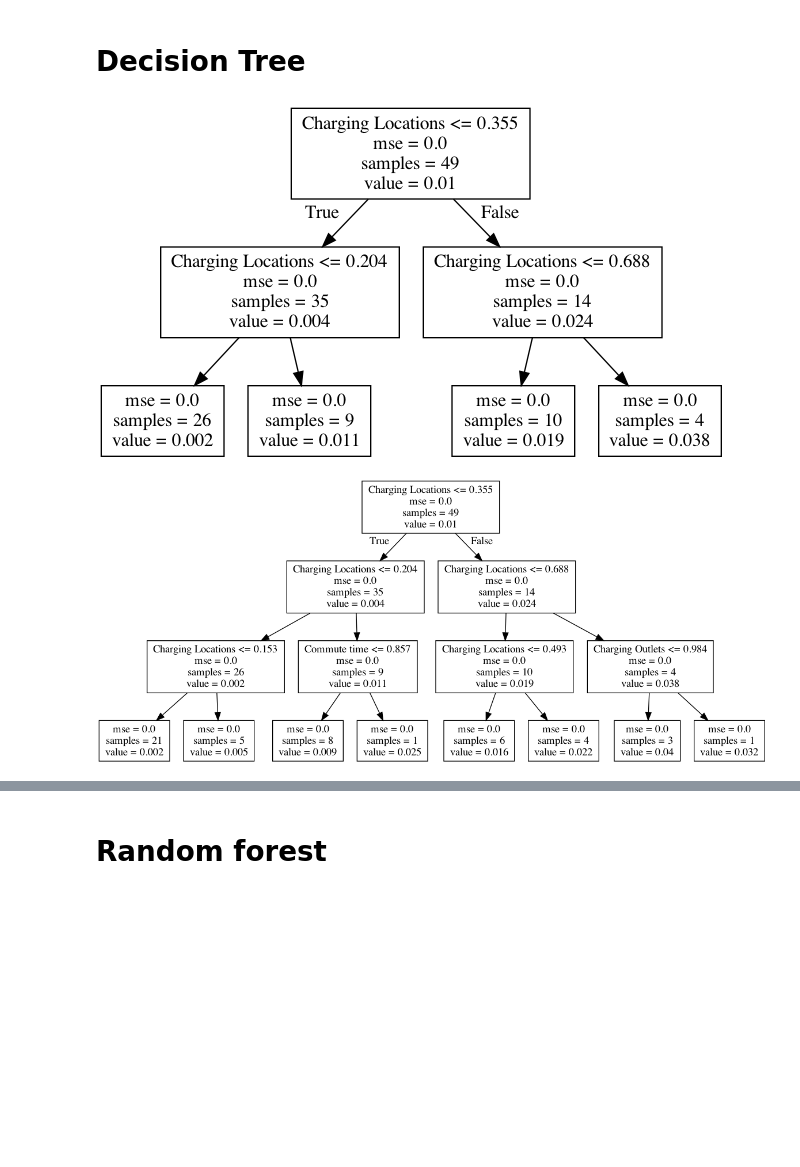
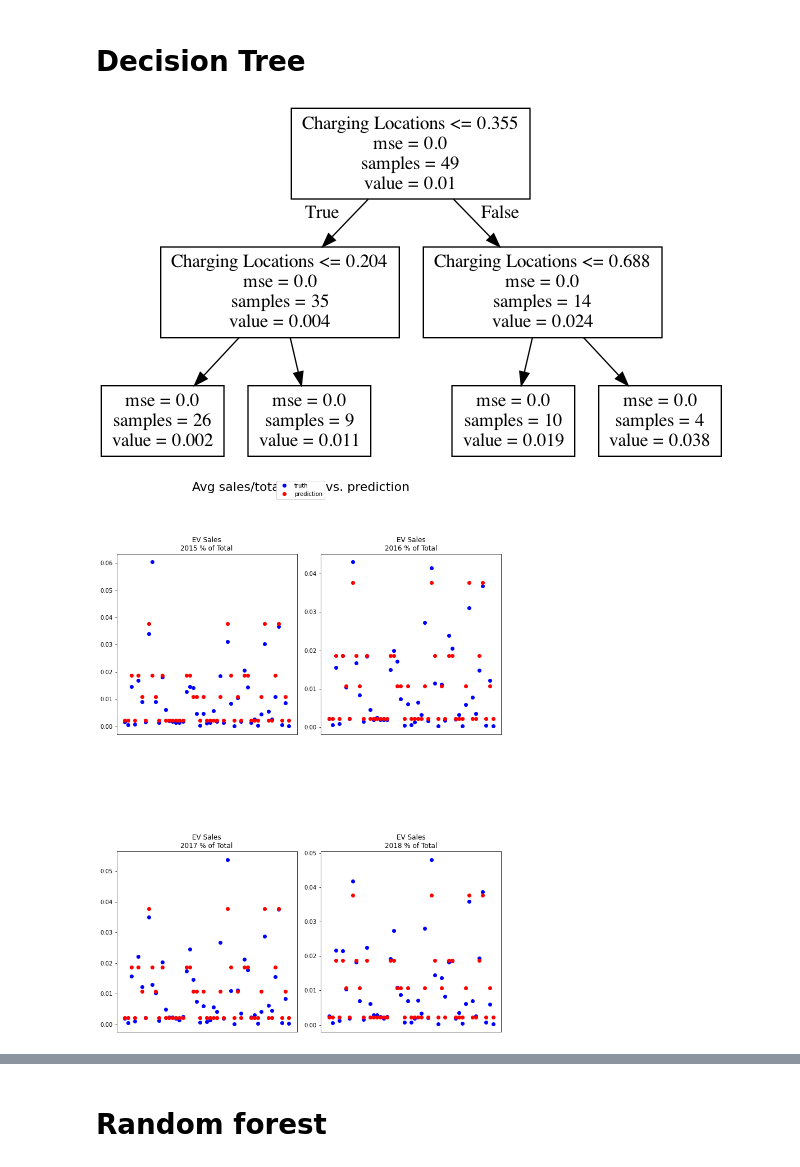
Before and after one commit to Disguiser23/ECE143-project-group11, a Jupyter notebook: data analysis and visualization .ipynb, the cells around one changed output, grey strips where cells are left out. Cells and saved outputs as stored; diff of their text form; code cells hidden in the pictures; blank space fills up the shorter version.

Commit message:
add some decision tree plots

```diff
--- a/data analysis and visualization .ipynb
+++ b/data analysis and visualization .ipynb
@@ -112,13 +116,33 @@ Bias: 0.0022841000222945593
 # %%
 from sklearn.tree import DecisionTreeRegressor
 from sklearn.tree import export_graphviz
-from IPython.display import Image
-tree_reg = DecisionTreeRegressor(max_depth=2)
-tree_reg.fit(x,df["Avg % of Total Sales 2015-2018"])
-export_graphviz( tree_reg,
+from IPython.display import Image, display
+tree_reg_2 = DecisionTreeRegressor(max_depth=2)
+tree_reg_2.fit(x,df["Avg % of Total Sales 2015-2018"])
+export_graphviz( tree_reg_2,
 out_file="ev_tree_max_depth_2.dot", feature_names=list(x.columns))
-# %%
-Image(filename='ev_tree_2.png')
-# %% [output]
-[figure, removed]
+# %%
+display(Image(filename='ev_tree_2.png'))
+pred = tree_reg_2.predict(x)
+fig, axs = plt.subplots(2, 2,figsize=(10,15),constrained_layout=True)
+fig.suptitle("Avg sales/total: truth vs. prediction",fontsize=22)
+for i in range(4):
+    r = i//2
+    c = i%2
+    # get feature, normalize and plot
+    col = df.iloc[:,i+5].astype(float)
+    axs[r, c].plot(list(df.index), df.iloc[:,i+5], 'bo', label='truth')
+    axs[r, c].plot(list(df.index), pred, 'ro', label='prediction')
+    # set plot title
+    axs[r, c].set_title("{}".format(df.columns[i+5]))
+    # format plot
+    axs[r, c].xaxis.set_visible(False)
+    x0,x1 = axs[r, c].get_xlim()
+    y0,y1 = axs[r, c].get_ylim()
+    axs[r, c].set_aspect(abs(x1-x0)/abs(y1-y0))
+    handles, labels = axs[r, c].get_legend_handles_labels()
+    fig.legend(handles, labels, loc='upper center')
+# %% [output]
+[figure, added]
+[figure, added]
 # %%
@@ -128,5 +152 @@ export_graphviz( tree_reg,
 out_file="ev_tree_max_depth_3.dot", feature_names=list(x.columns))
-# %%
-Image(filename='ev_tree_3.png')
-# %% [output]
-[figure, removed]
```
Also changed, not shown: parts of 3 cells of this notebook.
